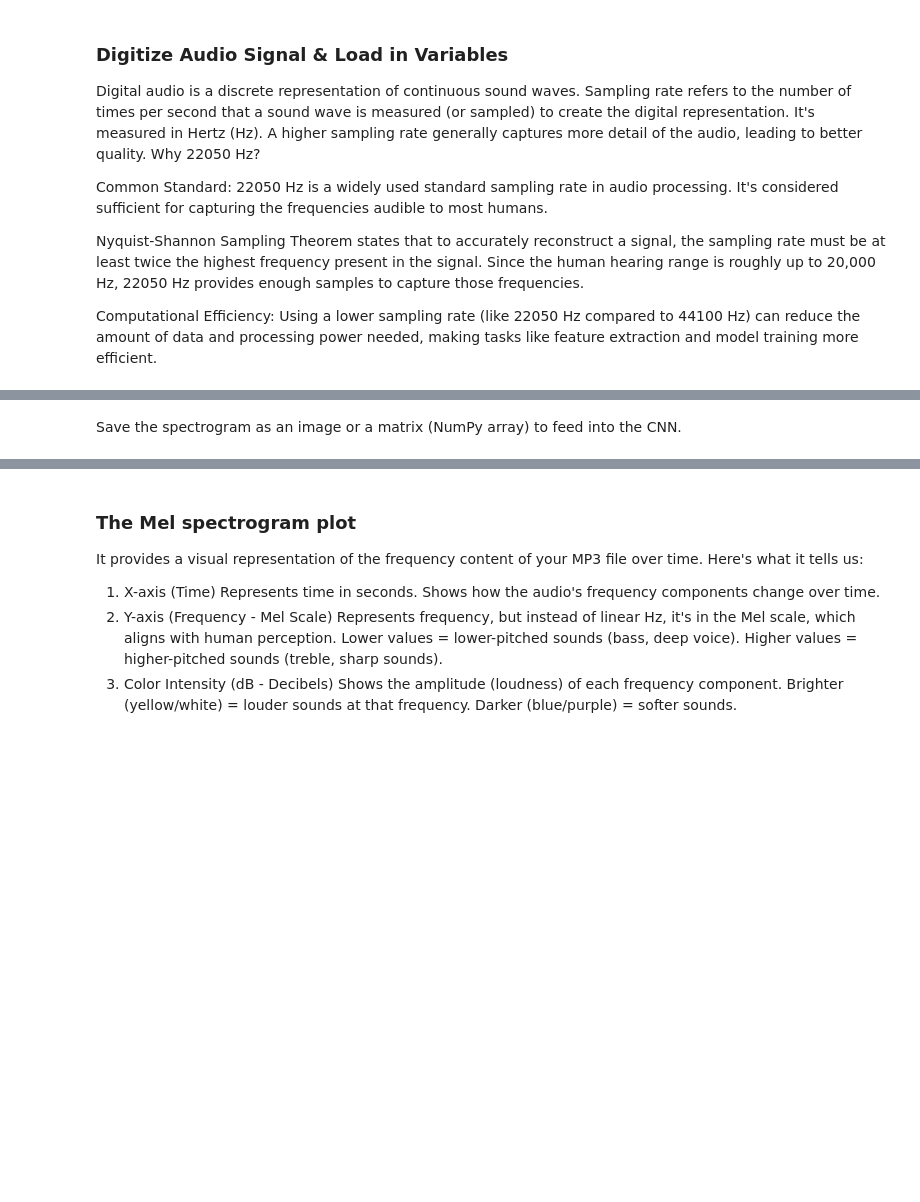
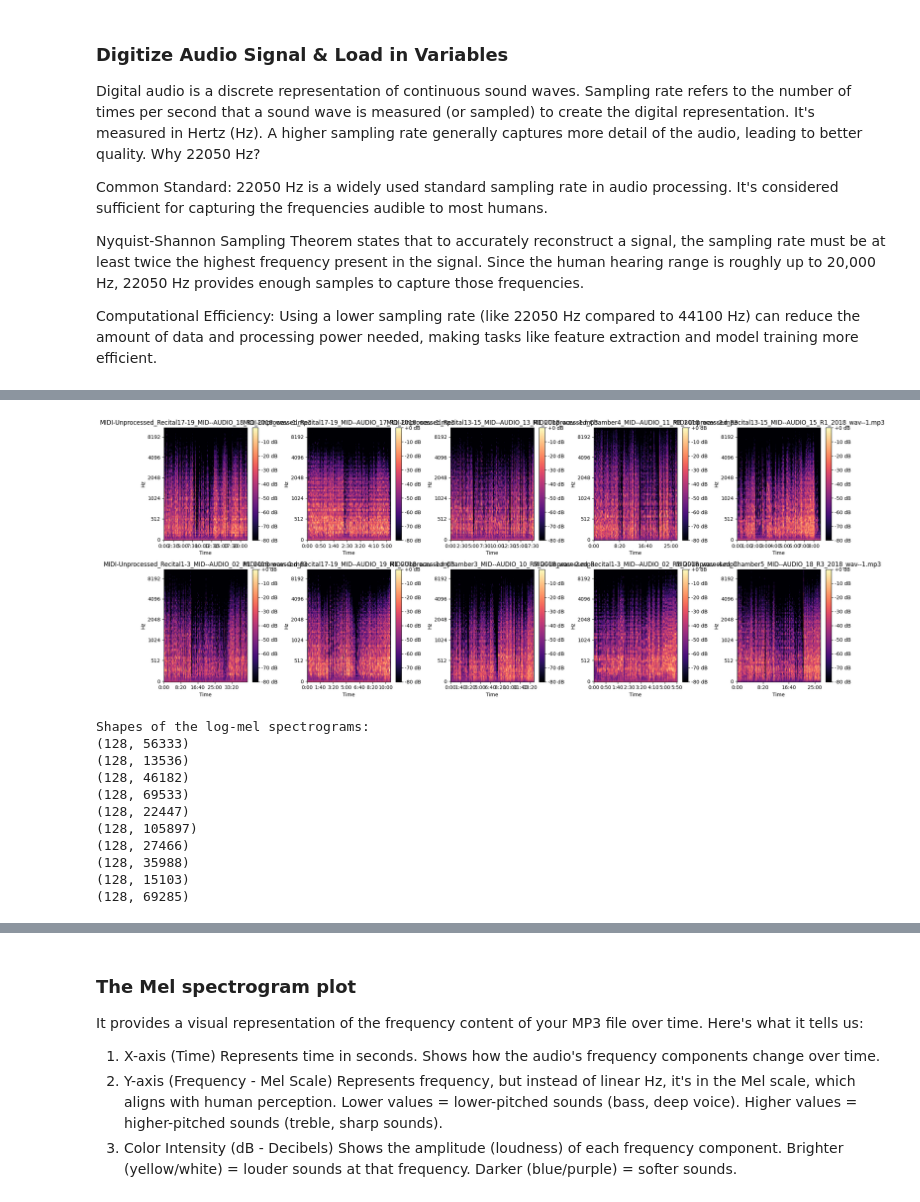
Before and after one commit to monobinab-source/ai-ml, a Jupyter notebook: emeritus-ai-ml/music_transcribe/music_transcribe.ipynb, the cells around one changed output, grey strips where cells are left out. Cells and saved outputs as stored; diff of their text form; code cells hidden in the pictures; blank space fills up the shorter version.

```diff
--- a/emeritus-ai-ml/music_transcribe/music_transcribe.ipynb
+++ b/emeritus-ai-ml/music_transcribe/music_transcribe.ipynb
@@ -91,13 +199,3 @@ Common Standard: 22050 Hz is a widely used standard sampling rate in audio proce
 Nyquist-Shannon Sampling Theorem states that to accurately reconstruct a signal, the sampling rate must be at least twice the highest frequency present in the signal. Since the human hearing range is roughly up to 20,000 Hz, 22050 Hz provides enough samples to capture those frequencies.
 
 Computational Efficiency: Using a lower sampling rate (like 22050 Hz compared to 44100 Hz) can reduce the amount of data and processing power needed, making tasks like feature extraction and model training more efficient.
-# %%
-# Load MP3 file
-train_audio_path = "sample_data/processed_data/MIDI-Unprocessed_unzipped-train.mp3"  # Ensure this points to the correct MP3 file
-
-# By setting sr=22050 in librosa.load, you are instructing the library to load the audio file and resample it to a sampling rate of 22050 Hz if it's originally at a different rate. This ensures that the audio data is processed and analyzed consistently at this standard rate. It also helps in aligning the audio with the MIDI data, which is often represented at a lower time resolution.
-y, sr = librosa.load(train_audio_path, sr=22050)  # Load with librosa. y and sr are the audio data and sampling rate.
-
-# Compute Mel spectrogram
-spectrogram = librosa.feature.melspectrogram(y=y, sr=sr, n_mels=128)
-log_spectrogram = librosa.power_to_db(spectrogram, ref=np.max)
@@ -108,2 +202,67 @@ sr is the sampling rate of the audio.
-# %% [markdown]
-Save the spectrogram as an image or a matrix (NumPy array) to feed into the CNN.
+# %%
+import glob
+import os
+import librosa
+import librosa.display
+import numpy as np
+import matplotlib.pyplot as plt
+
+# Get a list of all MP3 files in the local folder '/tmp/audio_and_midi'
+mp3_files = glob.glob("/tmp/audio_and_midi/*.mp3")
+
+# For exploration, we choose the first 10 files (adjust as needed)
+num_samples = 10
+sample_files = mp3_files[:num_samples]
+
+# Prepare list to store spectrogram shapes for later review
+spectrogram_shapes = []
+
+# Set up subplots in a grid; adjust rows/cols based on number of samples
+ncols = 5
+nrows = (num_samples + ncols - 1) // ncols  # ceiling division for number of rows
+fig, axes = plt.subplots(nrows=nrows, ncols=ncols, figsize=(20, 8))
+axes = axes.flatten()  # ease indexing
+
+# Loop through each selected MP3 file
+for i, file_path in enumerate(sample_files):
+    # Load audio file from /tmp/audio_and_midi
+    y, sr = librosa.load(file_path, sr=22050)
+
+    # Compute Mel spectrogram
+    spectrogram = librosa.feature.melspectrogram(y=y, sr=sr, n_mels=128)
+
+    # Convert to log scale (dB)
+    log_spectrogram = librosa.power_to_db(spectrogram, ref=np.max)
+
+    # Save the shape for reference
+    spectrogram_shapes.append(log_spectrogram.shape)
+
+    # Plot in the subplot; you can change x_axis and y_axis options as desired
+    img = librosa.display.specshow(log_spectrogram, sr=sr, x_axis='time', y_axis='mel', ax=axes[i])
+    axes[i].set_title(os.path.basename(file_path))
+    fig.colorbar(img, ax=axes[i], format='%+2.0f dB')
+
+# Hide any empty subplots (if fewer than nrows*ncols files)
+for j in range(i+1, len(axes)):
+    axes[j].axis('off')
+
+plt.tight_layout()
+plt.show()
+
+# Print out the shapes of the log-spectrograms for each file
+print("Shapes of the log-mel spectrograms:")
+for shape in spectrogram_shapes:
+    print(shape)
+# %% [output]
+[figure, added]
+Shapes of the log-mel spectrograms:
+(128, 56333)
+(128, 13536)
+(128, 46182)
+(128, 69533)
+(128, 22447)
+(128, 105897)
+(128, 27466)
+(128, 35988)
+(128, 15103)
+(128, 69285)
```
Also changed, not shown: parts of 117 cells of this notebook.
